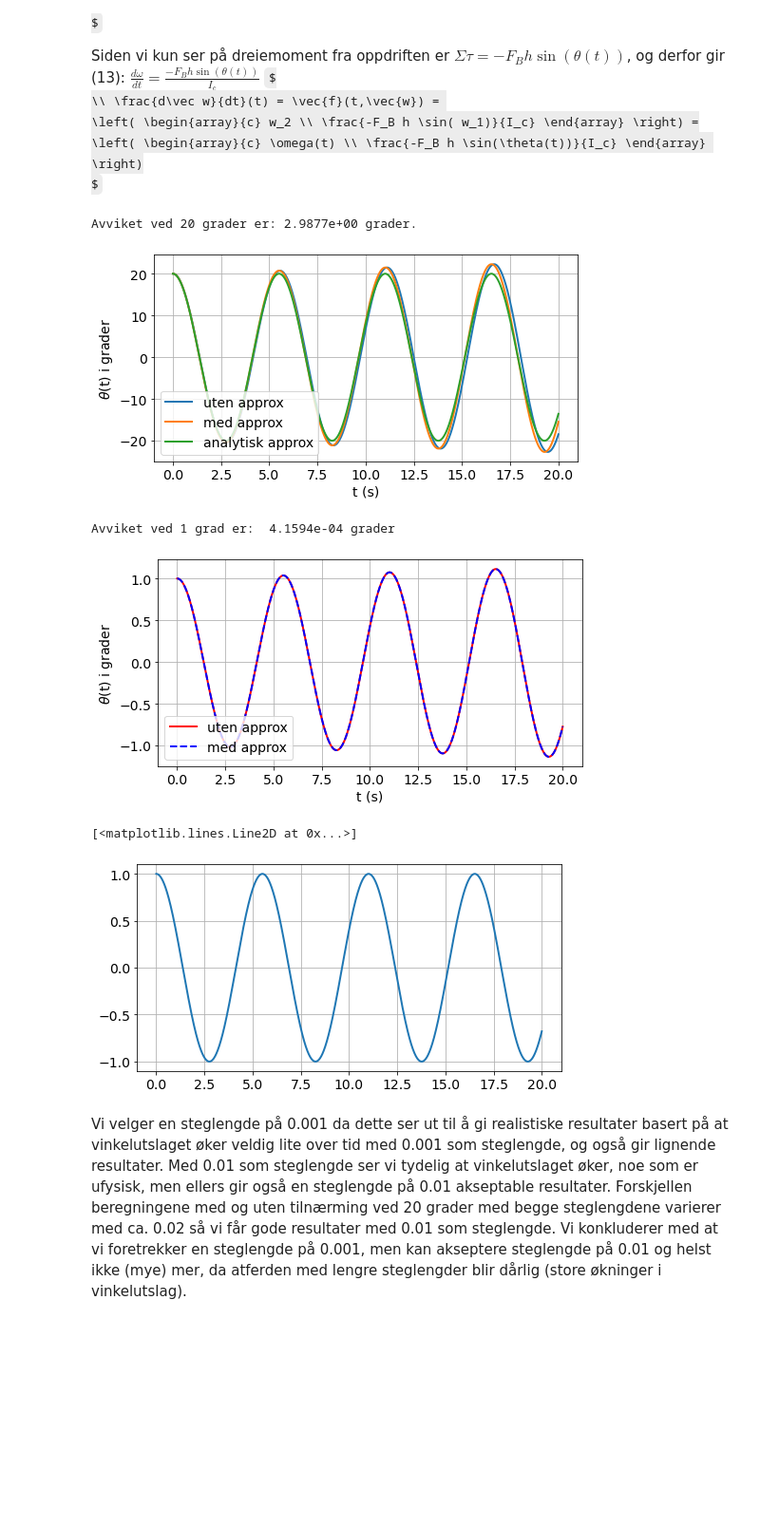
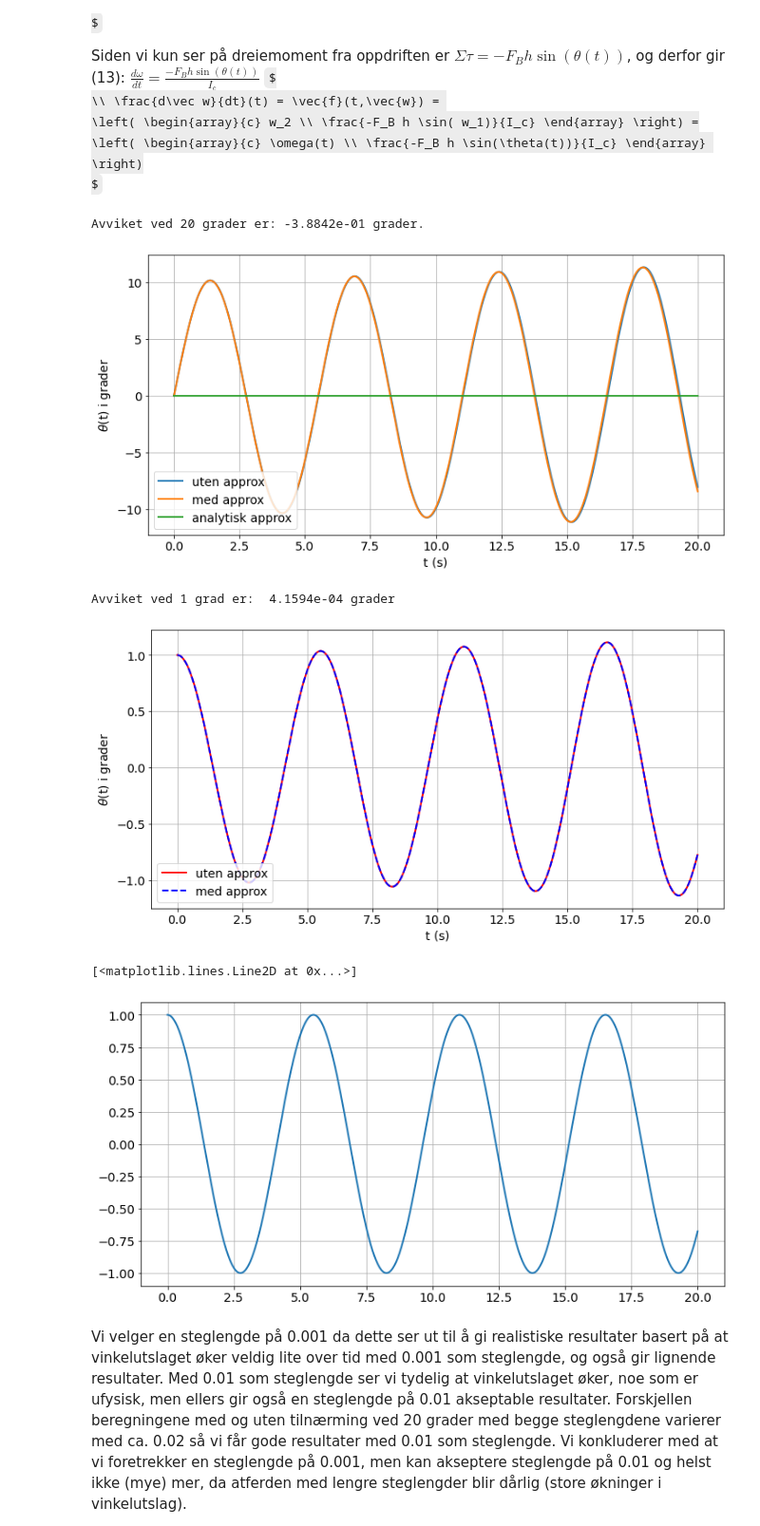
Before and after one commit to Vitenskapelige-Beregninger/Tekfys_prosjekt, a Jupyter notebook: tekfys.ipynb, the cells around one changed output. Shown at 95% size. Saved outputs shown, nothing was run; the diff lists cells and outputs as text; code cells hidden in the pictures; some formulas as TeX source; blank space fills up the shorter version.

```diff
--- a/tekfys.ipynb
+++ b/tekfys.ipynb
@@ -3,7 +3,7 @@
 
 import numpy as np
 import matplotlib.pyplot as plt
-newparams = {'figure.figsize': (8.0, 4.0), 'axes.grid': True,
+newparams = {'figure.figsize': (12.0, 6.0), 'axes.grid': True,
              'lines.markersize': 8, 'lines.linewidth': 2,
              'font.size': 14}
 plt.rcParams.update(newparams)
@@ -19,14 +19,13 @@ def fixedpoint(g, x0, tol=1.e-10, max_iter=30):
         The root and the number of iterations
     '''
     x = x0
-    print(f"k ={0:3d}, x = {x:14.10f}")
     for k in range(max_iter):
         x_old = x                        # Store old values for error estimation
         x = g(x)                         # The iteration
         err = abs(x-x_old)               # Error estimate
         if err < tol:                    # The solution is accepted
-            print(f"k ={k+1:3d}, x = {x:14.10f}")
             break
+    print(f"k ={k+1:3d}, x = {x:14.10f}")
     return x, k+1
 # %%
 #parametre
@@ -143,8 +146,8 @@ def rk4_method(w0, T_start, T_slutt, h_step, f = w_deriv_1):
 # %%
 h_step= 0.01
 
-vinkel = 20
-w0 = np.array([[vinkel*np.pi/180],[0]])
+vinkel = 0
+w0 = np.array([[vinkel*np.pi/180],[0.2]])
 
 
 w, t = euler_method(w0, 0, 20, h_step)
@@ -157,39 +160,39 @@ plt.plot(t, vinkel*np.cos(np.sqrt(m*g*h/IC)*t), label = 'analytisk approx') #plo
 print(f'Avviket ved 20 grader er: {(w_sa[0][-1]-w[0][-1])*180/np.pi:.4e} grader.')
 
 plt.ylabel(r'$\theta$(t) i grader')
 plt.xlabel('t (s)')
 plt.legend(loc = 3)
 plt.show()
 
 vinkel = 1
 w0 = np.array([[vinkel*np.pi/180],[0]])
 
 
 w, t = euler_method(w0, 0, 20, h_step)
 w_sa, t_sa = euler_method(w0, 0, 20, h_step, f = w_deriv_1_approx)
 
 
 
 print(f'Avviket ved 1 grad er:  {(w_sa[0][-1]-w[0][-1])*180/np.pi:.4e} grader')
 
 plt.plot(t, w[0]*180/np.pi, 'r-', label = 'uten approx')
 plt.plot(t_sa, w_sa[0]*180/np.pi, 'b--', label = 'med approx')
 
 plt.ylabel(r'$\theta$(t) i grader')
 plt.xlabel('t (s)')
 plt.legend(loc = 3)
 plt.show()
 
 
 w_rk, t_rk = rk4_method(w0, 0, 20, h_step, f = w_deriv_1_approx)
 plt.plot(t_rk, w_rk[0]*180/np.pi, label = 'med approx')
 # %% [output]
-Avviket ved 20 grader er: 2.9877e+00 grader.
+Avviket ved 20 grader er: -3.8842e-01 grader.
-[figure, old version]
+[figure, new version]
 Avviket ved 1 grad er:  4.1594e-04 grader
-[figure, old version]
+[figure, new version]
 [<matplotlib.lines.Line2D at 0x...>]
-[figure, old version]
+[figure, new version]
 # %% [markdown]
 Vi velger en steglengde på 0.001 da dette ser ut til å gi realistiske resultater basert på at vinkelutslaget øker veldig lite over tid med 0.001 som steglengde, og også gir lignende resultater. Med 0.01 som steglengde ser vi tydelig at vinkelutslaget øker, noe som er ufysisk, men ellers gir også en steglengde på 0.01 akseptable resultater. Forskjellen beregningene med og uten tilnærming ved 20 grader med begge steglengdene varierer med ca. 0.02 så vi får gode resultater med 0.01 som steglengde. Vi konkluderer med at vi foretrekker en steglengde på 0.001, men kan akseptere steglengde på 0.01 og helst ikke (mye) mer, da atferden med lengre steglengder blir dårlig (store økninger i vinkelutslag).
 
```
Also changed, not shown: parts of 3 cells of this notebook.
